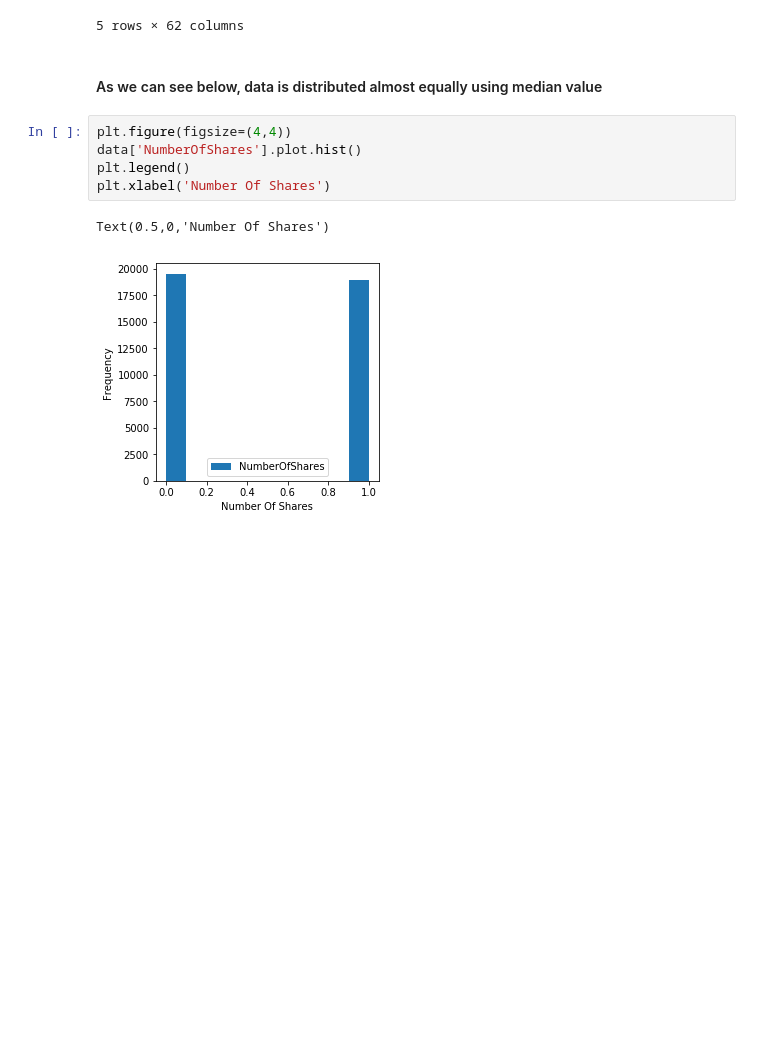
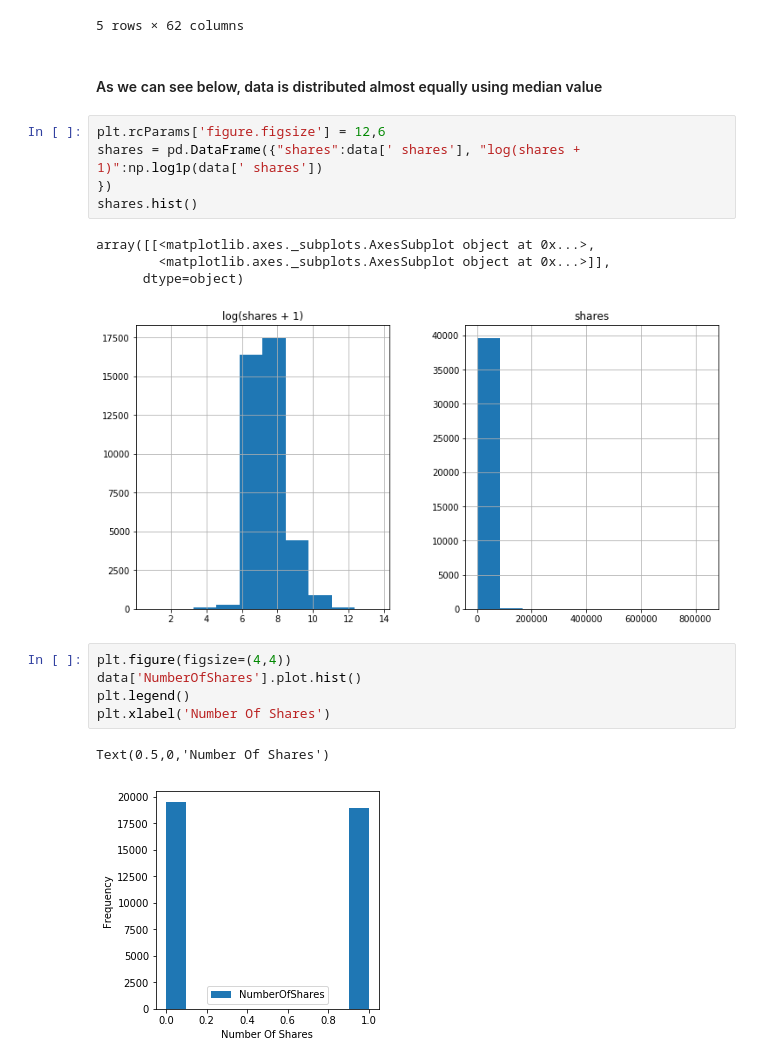
Before and after one commit to chitraparyani/Machine-Learning, a Jupyter notebook: Final Project Part 1.ipynb, the cells around one changed output. Saved outputs shown, nothing was run; the diff lists cells and outputs as text; blank space fills up the shorter version.

```diff
--- a/Final Project Part 1.ipynb
+++ b/Final Project Part 1.ipynb
@@ -343,6 +347,16 @@ data.head()
 5 rows × 62 columns
 # %% [markdown]
 #### As we can see below, data is distributed almost equally using median value
+# %%
+plt.rcParams['figure.figsize'] = 12,6
+shares = pd.DataFrame({"shares":data[' shares'], "log(shares + 1)":np.log1p(data[' shares'])
+})
+shares.hist()
+# %% [output]
+array([[<matplotlib.axes._subplots.AxesSubplot object at 0x...>,
+        <matplotlib.axes._subplots.AxesSubplot object at 0x...>]],
+      dtype=object)
+[figure, added]
 # %%
 plt.figure(figsize=(4,4))
 data['NumberOfShares'].plot.hist()
```
Also changed, not shown: parts of 63 cells of this notebook.
